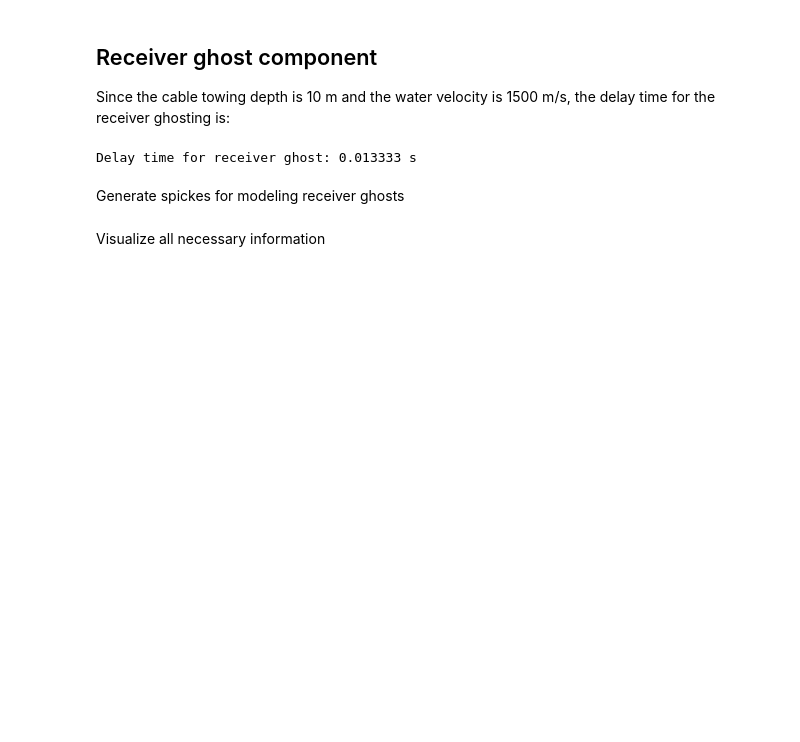
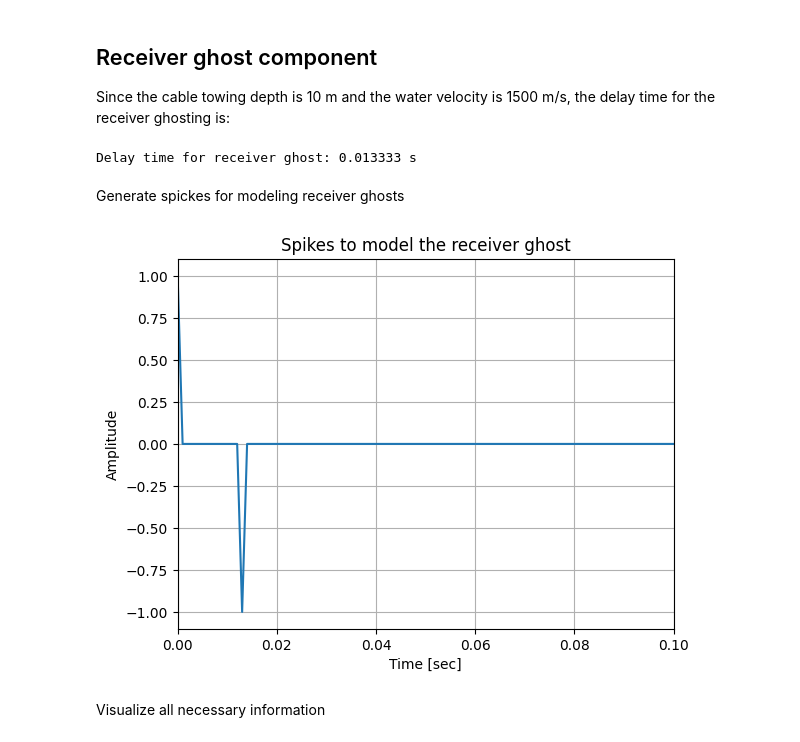
Before and after one commit to slimgroup/JUDI.jl, a Jupyter notebook: examples/field_examples/viking_graben_line12/proc/p1_deghost.ipynb, the cells around one changed output. Drawn from its saved outputs; the diff is of its cells as text; code cells hidden in the pictures; blank space fills up the shorter version.

```diff
--- a/examples/field_examples/viking_graben_line12/proc/p1_deghost.ipynb
+++ b/examples/field_examples/viking_graben_line12/proc/p1_deghost.ipynb
@@ -154,14 +134,19 @@ Generate spickes for modeling receiver ghosts
 # %%
 pad_len = 1024
 wavelet_pad = np.pad(wavelet, (0, pad_len - len(wavelet)), 'constant')
 t = np.arange(wavelet_pad.size) * dt
 
 receiver_ghost_filter = np.zeros(wavelet_pad.size)
 receiver_ghost_filter[0] = 1
 receiver_ghost_filter[int(tr/dt)] = -1
 
-fig = px.line(x=t, y=receiver_ghost_filter, title='Spikes to model the receiver ghost')
-fig.update_xaxes(title="Time [ms]", row=1, col=1, range=[0, 0.1])
-fig.show()
+plt.plot(t, receiver_ghost_filter)
+plt.title('Spikes to model the receiver ghost')
+plt.xlim(0, 0.1)
+plt.xlabel('Time [sec]')
+plt.ylabel('Amplitude')
+plt.grid()
+# %% [output]
+[figure, added]
 # %% [markdown]
 Visualize all necessary information
```
Also changed, not shown: parts of 19 cells of this notebook, 8 other files.
